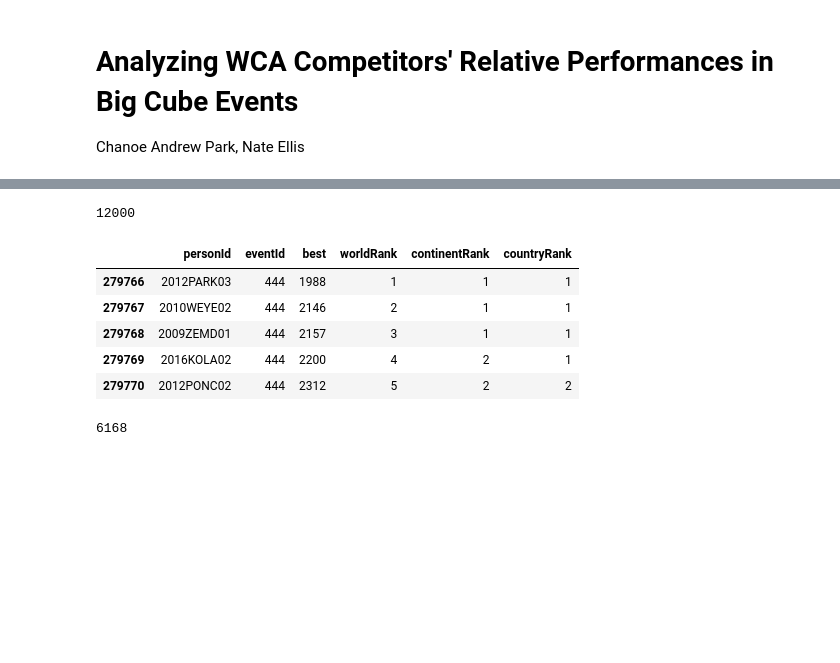
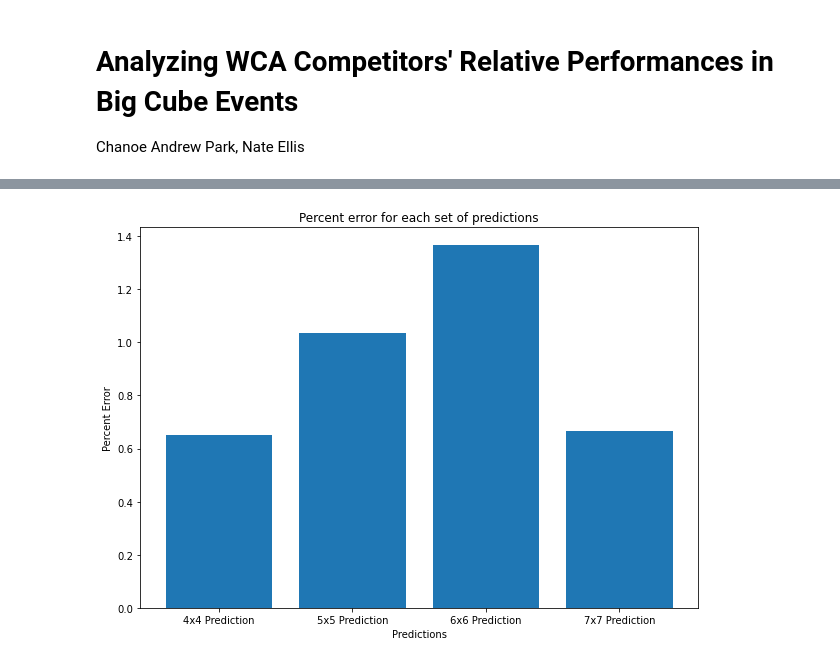
Before and after one commit to chanoepark/CMSC320FinalProj, a Jupyter notebook: CMSC320FinalProj_ParkEllis.ipynb, the cells around one changed output, grey strips where cells are left out. Saved outputs shown, nothing was run; the diff lists cells and outputs as text; code cells hidden in the pictures; blank space fills up the shorter version.

Commit message:
Added linear regression prediction and write-up

```diff
--- a/CMSC320FinalProj_ParkEllis.ipynb
+++ b/CMSC320FinalProj_ParkEllis.ipynb
@@ -184,26 +233,36 @@ plt.show()
 # %%
-list = ['444', '555', '666', '777']
-df_trimmed = pd.DataFrame()
-for item in list:
-    temp_df = df_avg[(df_avg.eventId.str[0:] == item)]
-    temp_df = temp_df.drop(temp_df.iloc[3000:,:].index)
-    temp_df.sort_values(by='personId')
-    df_trimmed = pd.concat([df_trimmed,temp_df])
-print(len(df_trimmed))
-df_trimmed.head()
+from sklearn.model_selection import train_test_split
+from sklearn import svm
+from sklearn.linear_model import LinearRegression
+from sklearn.metrics import mean_absolute_percentage_error
+
+
+groupA_X = pd.DataFrame().assign(four = df_shuffled['worldRank_4'], five= df_shuffled['worldRank_5']) # Create group A using 4x4 and 5x5 ranks
+groupB_X = pd.DataFrame().assign(six = df_shuffled['worldRank_6'], seven = df_shuffled['worldRank_7']) # Create group B using 6x6 and 7x7 ranks
+
+prediction_percent_error = []
+
+for rank in ['worldRank_6', 'worldRank_7']: # Use group A to predict through linear regression 6x6 and 7x7 results
+    X_train, X_test, y_train, y_test = train_test_split(groupA_X, df_shuffled[rank], test_size=0.4, random_state=0)
+    reg = LinearRegression().fit(X_train, y_train)
+    prediction_percent_error.append(mean_absolute_percentage_error(y_test, reg.predict(X_test)))
+
+for rank in ['worldRank_4', 'worldRank_5']: # Use group B to predict through linear regression 4x4 and 5x5 results
+    X_train, X_test, y_train, y_test = train_test_split(groupB_X, df_shuffled[rank], test_size=0.4, random_state=0)
+    reg = LinearRegression().fit(X_train, y_train)
+    prediction_percent_error.append(mean_absolute_percentage_error(y_test, reg.predict(X_test)))
+
+names = ['4x4 Prediction', '5x5 Prediction', '6x6 Prediction', '7x7 Prediction']
+
+fig = plt.figure(figsize =(10, 7))
+
+# Horizontal Bar Plot
+plt.bar(names, prediction_percent_error)
+plt.xlabel('Predictions')
+plt.ylabel('Percent Error')
+plt.title('Percent error for each set of predictions')
+
+# Show Plot
+plt.show()
 # %% [output]
-12000
-|  | personId | eventId | best | worldRank | continentRank | countryRank |
-| 279766 | 2012PARK03 | 444 | 1988 | 1 | 1 | 1 |
-| 279767 | 2010WEYE02 | 444 | 2146 | 2 | 1 | 1 |
-| 279768 | 2009ZEMD01 | 444 | 2157 | 3 | 1 | 1 |
-| 279769 | 2016KOLA02 | 444 | 2200 | 4 | 2 | 1 |
-| 279770 | 2012PONC02 | 444 | 2312 | 5 | 2 | 2 |
+[figure, added]
-# %%
-for person in df_trimmed.personId.unique():
-    df_person = df_trimmed.loc[df_trimmed['personId'] == person]
-    if len(df_person) != 4:
-        df_trimmed.drop(df_person.index, inplace=True)
-print(len(df_trimmed))
-# %% [output]
-6168
```
Also changed, not shown: parts of 18 cells of this notebook, 1 other file.
